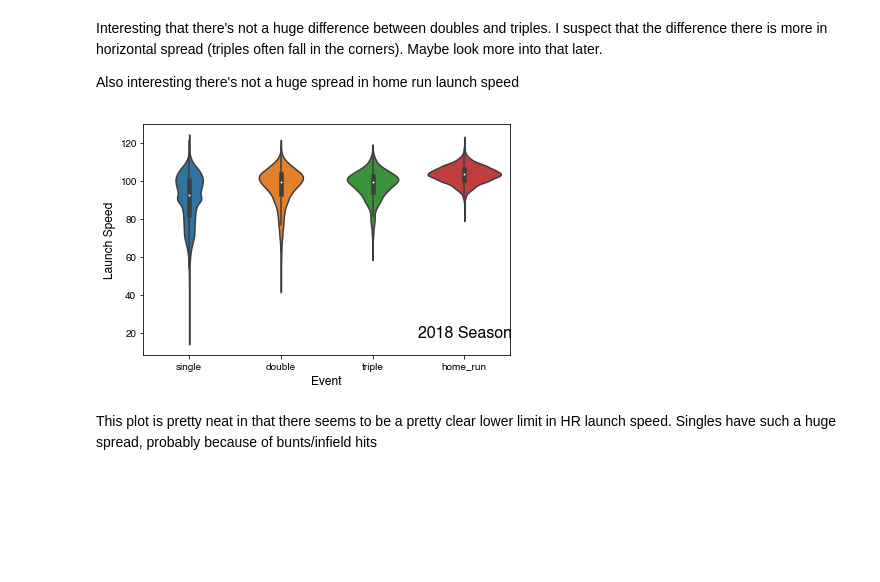
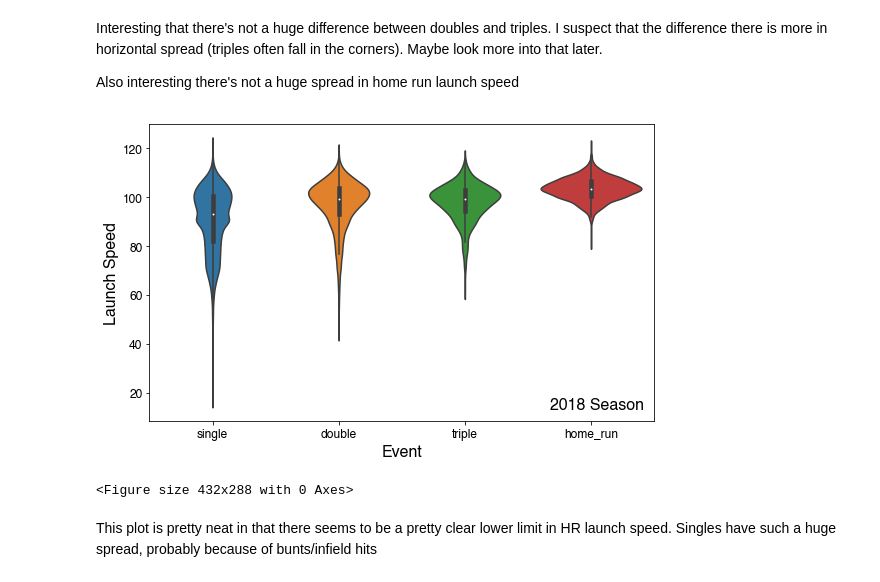
Before and after one commit to tjburch/baseball-studies, a Jupyter notebook: notebooks/explore_pybaseball.ipynb, the cells around one changed output. Cells and saved outputs as stored; diff of their text form; code cells hidden in the pictures; blank space fills up the shorter version.

```diff
--- a/notebooks/explore_pybaseball.ipynb
+++ b/notebooks/explore_pybaseball.ipynb
@@ -179,14 +196,16 @@ def launch_speed_by_eventtype(event, df):
     std = round(skimmed_df.launch_speed.std(),2)
     return mean, std
 # %%
+scrub_data = scrub_stringers(data)
+
 # okay, I don't really care about all of these, just events that get on base or in-play outs
 on_base = ['single','double','triple','home_run']
 # Not doing outs for now, maybe come back later
-outs = ['field_out','fielders_choicce','field_error','force_out','double_play','triple_play']
+outs = ['field_out','fielders_choice','field_error','force_out','double_play','triple_play']
 
 print "Format (mean, standard deviation)"
 for event in on_base:
-    print "{0}: {1}".format(event, launch_speed_by_eventtype(event, data))
+    print "{0}: {1}".format(event, launch_speed_by_eventtype(event, scrub_data))
 # %% [output]
 Format (mean, standard deviation)
 single: (90.61, 13.08)
@@ -198,15 +220,20 @@ Interesting that there's not a huge difference between doubles and triples. I su
 
 Also interesting there's not a huge spread in home run launch speed
 # %%
-df_launch = data[['launch_speed','launch_angle','events']]
-df_launch_base = df_launch[df_launch['events'].isin(on_base)]
+fig = plt.figure(figsize=(8,5))
+df_launch_base = scrub_data[scrub_data['events'].isin(on_base)]
 sns.violinplot(x="events", y="launch_speed", data=df_launch_base, order=on_base)
-plt.annotate('2018 Season', xy=(2.5,18), fontsize=16)
-plt.xlabel('Event',fontsize=12); plt.ylabel('Launch Speed',fontsize=12)
+plt.annotate('2018 Season', xy=(.98,.04), xycoords='axes fraction', ha='right', fontsize=16)
+plt.xlabel('Event',fontsize=16); plt.ylabel('Launch Speed',fontsize=16)
+plt.gca().tick_params(axis='both', which='major', labelsize=12)
 plt.tight_layout()
+
+
+plt.show()
 plt.savefig(saveDir+'LS_events_violin')
 # %% [output]
-[figure, old version]
+[figure, new version]
+<Figure size 432x288 with 0 Axes>
 # %% [markdown]
 This plot is pretty neat in that there seems to be a pretty clear lower limit in HR launch speed. Singles have such a huge spread, probably because of bunts/infield hits
 # %% [markdown]
```
Also changed, not shown: parts of 17 cells of this notebook.
